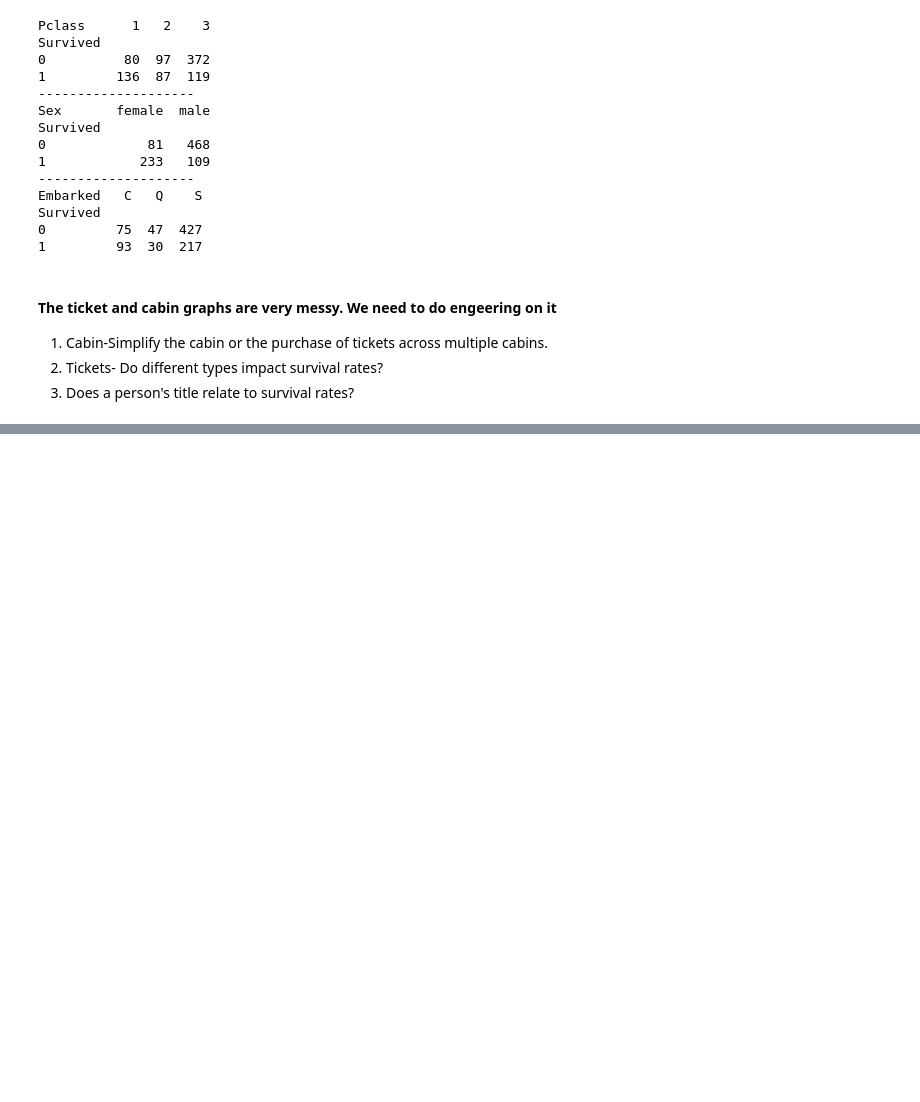
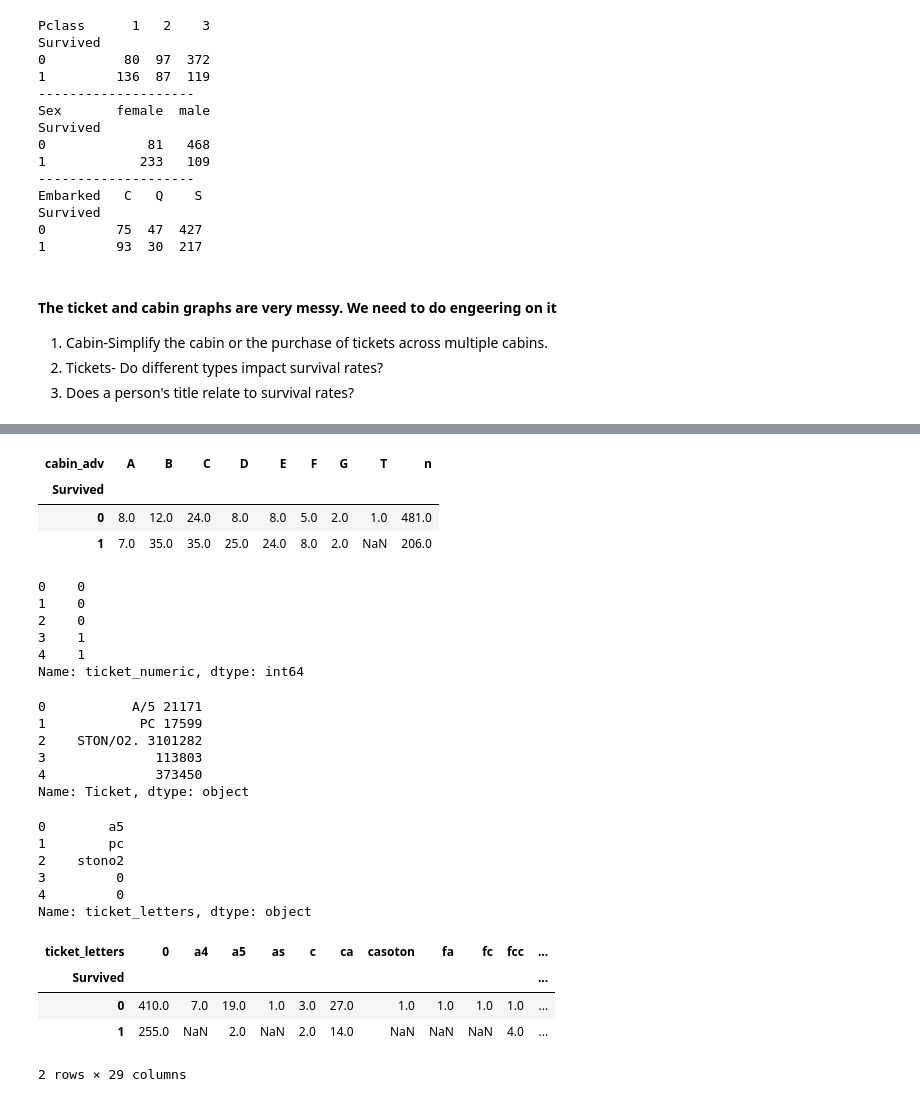
Before and after one commit to 9963KK/66dayslearning_data_science, a Jupyter notebook: titanic.ipynb, the cells around one changed output, grey strips where cells are left out. Saved outputs shown, nothing was run; the diff lists cells and outputs as text; code cells hidden in the pictures; blank space fills up the shorter version.

```diff
--- a/titanic.ipynb
+++ b/titanic.ipynb
@@ -286,3 +289,7 @@ Survived
 1. Cabin-Simplify the cabin or the purchase of tickets across multiple cabins.
 2. Tickets- Do different types impact survival rates?
 3. Does a person's title relate to survival rates?
+# %%
+df_cat.Cabin
+train_df['cabin_multiple']=train_df.Cabin.apply(lambda x: 0 if pd.isna(x) else len(x.split(' ')))
+train_df.cabin_multiple.value_counts()
@@ -288,0 +311,4 @@ Survived
+# %%
+# create catagories based on cabin letter(n stands for null)
+# treat null value as its own catagory
+train_df['cabin_adv']=train_df.Cabin.apply(lambda x: str(x)[0])
@@ -288,0 +329,46 @@ Survived
+# %%
+pd.pivot_table(train_df,index='Survived',columns='cabin_adv',values='Name',aggfunc='count')
+# %% [output]
+| cabin_adv | A | B | C | D | E | F | G | T | n |
+| Survived |  |  |  |  |  |  |  |  |  |
+| 0 | 8.0 | 12.0 | 24.0 | 8.0 | 8.0 | 5.0 | 2.0 | 1.0 | 481.0 |
+| 1 | 7.0 | 35.0 | 35.0 | 25.0 | 24.0 | 8.0 | 2.0 | NaN | 206.0 |
+# %%
+train_df['ticket_numeric']=train_df['Ticket'].apply(lambda x: 1 if x.isnumeric() else 0)
+train_df['ticket_numeric'].head()
+# %% [output]
+0    0
+1    0
+2    0
+3    1
+4    1
+Name: ticket_numeric, dtype: int64
+# %%
+train_df.Ticket.head()
+# %% [output]
+0           A/5 21171
+1            PC 17599
+2    STON/O2. 3101282
+3              113803
+4              373450
+Name: Ticket, dtype: object
+# %%
+train_df['ticket_letters']=train_df['Ticket'].apply(lambda x: ''.join(x.split(' ')[:-1]).replace('.','').replace('/','').lower() if len(x.split(' ')[:-1])>0 else 0)
+# %%
+train_df['ticket_letters'].head()
+# %% [output]
+0        a5
+1        pc
+2    stono2
+3         0
+4         0
+Name: ticket_letters, dtype: object
+# %%
+# compare non-numeric ticket with numeric ticket
+pd.pivot_table(train_df,index='Survived',columns='ticket_letters',values='Ticket',aggfunc='count')
+# %% [output]
+| ticket_letters | 0 | a4 | a5 | as | c | ca | casoton | fa | fc | fcc | ... |
+| Survived |  |  |  |  |  |  |  |  |  |  | ... |
+| 0 | 410.0 | 7.0 | 19.0 | 1.0 | 3.0 | 27.0 | 1.0 | 1.0 | 1.0 | 1.0 | ... |
+| 1 | 255.0 | NaN | 2.0 | NaN | 2.0 | 14.0 | NaN | NaN | NaN | 4.0 | ... |
+2 rows × 29 columns
```
Also changed, not shown: parts of 19 cells of this notebook.
